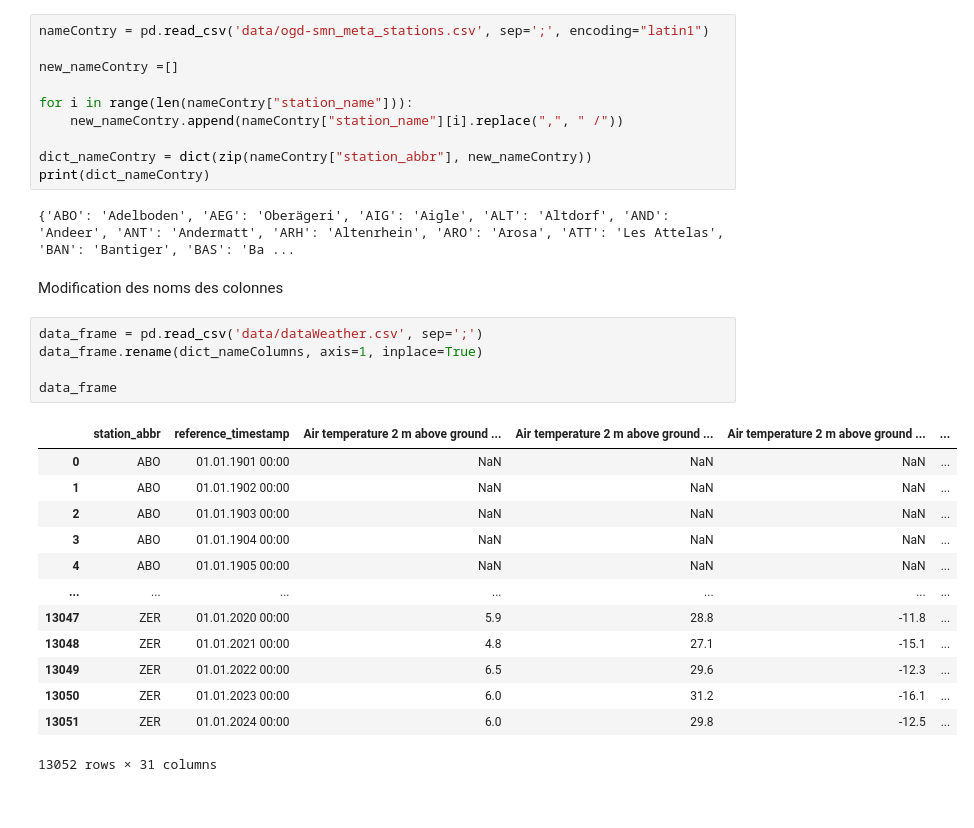
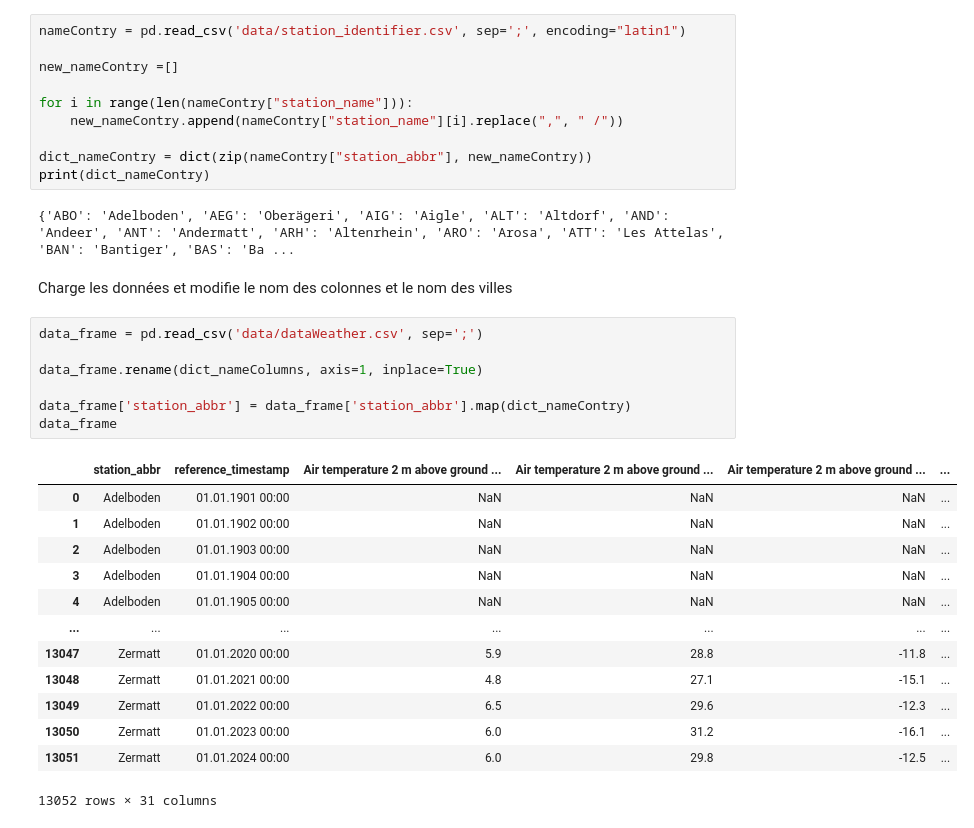
Before and after one commit to Inertie78/StatisticalWeather, a Jupyter notebook: statisticalWeather.ipynb, the cells around one changed output. Drawn from its saved outputs; the diff is of its cells as text.

Commit message:
update name coloums and city

```diff
--- a/statisticalWeather.ipynb
+++ b/statisticalWeather.ipynb
@@ -22,7 +22,7 @@ print(dict_nameColumns)
 # %% [markdown]
 Creation d'un dictionnaire pour la corespondance des noms des lieux ou la mersure a été prise
 # %%
-nameContry = pd.read_csv('data/ogd-smn_meta_stations.csv', sep=';', encoding="latin1")
+nameContry = pd.read_csv('data/station_identifier.csv', sep=';', encoding="latin1")
 
 new_nameContry =[]
 
@@ -34,23 +34,25 @@ print(dict_nameContry)
 # %% [output]
 {'ABO': 'Adelboden', 'AEG': 'Oberägeri', 'AIG': 'Aigle', 'ALT': 'Altdorf', 'AND': 'Andeer', 'ANT': 'Andermatt', 'ARH': 'Altenrhein', 'ARO': 'Arosa', 'ATT': 'Les Attelas', 'BAN': 'Bantiger', 'BAS': 'Ba ...
 # %% [markdown]
-Modification des noms des colonnes
+Charge les données et modifie le nom des colonnes et le nom des villes
 # %%
 data_frame = pd.read_csv('data/dataWeather.csv', sep=';')
+
 data_frame.rename(dict_nameColumns, axis=1, inplace=True)
 
+data_frame['station_abbr'] = data_frame['station_abbr'].map(dict_nameContry)
 data_frame
 # %% [output]
 |  | station_abbr | reference_timestamp | Air temperature 2 m above ground ... | Air temperature 2 m above ground ... | Air temperature 2 m above ground ... | ... |
-| 0 | ABO | 01.01.1901 00:00 | NaN | NaN | NaN | ... |
-| 1 | ABO | 01.01.1902 00:00 | NaN | NaN | NaN | ... |
-| 2 | ABO | 01.01.1903 00:00 | NaN | NaN | NaN | ... |
-| 3 | ABO | 01.01.1904 00:00 | NaN | NaN | NaN | ... |
-| 4 | ABO | 01.01.1905 00:00 | NaN | NaN | NaN | ... |
+| 0 | Adelboden | 01.01.1901 00:00 | NaN | NaN | NaN | ... |
+| 1 | Adelboden | 01.01.1902 00:00 | NaN | NaN | NaN | ... |
+| 2 | Adelboden | 01.01.1903 00:00 | NaN | NaN | NaN | ... |
+| 3 | Adelboden | 01.01.1904 00:00 | NaN | NaN | NaN | ... |
+| 4 | Adelboden | 01.01.1905 00:00 | NaN | NaN | NaN | ... |
 | ... | ... | ... | ... | ... | ... | ... |
-| 13047 | ZER | 01.01.2020 00:00 | 5.9 | 28.8 | -11.8 | ... |
-| 13048 | ZER | 01.01.2021 00:00 | 4.8 | 27.1 | -15.1 | ... |
-| 13049 | ZER | 01.01.2022 00:00 | 6.5 | 29.6 | -12.3 | ... |
-| 13050 | ZER | 01.01.2023 00:00 | 6.0 | 31.2 | -16.1 | ... |
-| 13051 | ZER | 01.01.2024 00:00 | 6.0 | 29.8 | -12.5 | ... |
+| 13047 | Zermatt | 01.01.2020 00:00 | 5.9 | 28.8 | -11.8 | ... |
+| 13048 | Zermatt | 01.01.2021 00:00 | 4.8 | 27.1 | -15.1 | ... |
+| 13049 | Zermatt | 01.01.2022 00:00 | 6.5 | 29.6 | -12.3 | ... |
+| 13050 | Zermatt | 01.01.2023 00:00 | 6.0 | 31.2 | -16.1 | ... |
+| 13051 | Zermatt | 01.01.2024 00:00 | 6.0 | 29.8 | -12.5 | ... |
 13052 rows × 31 columns
```
